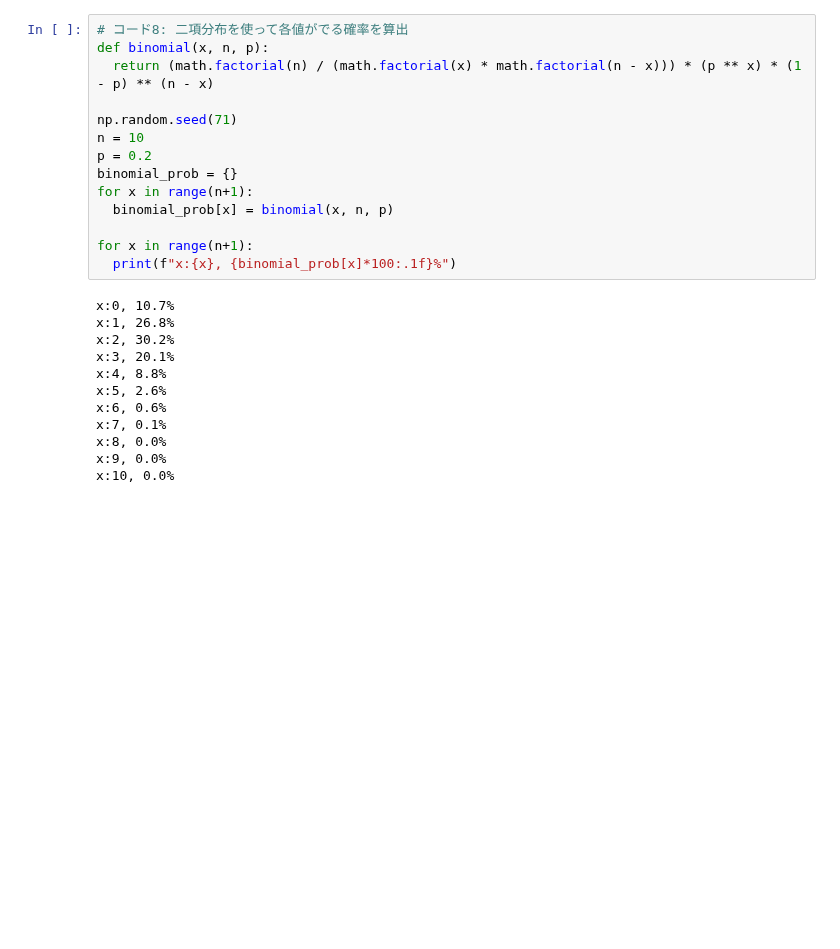
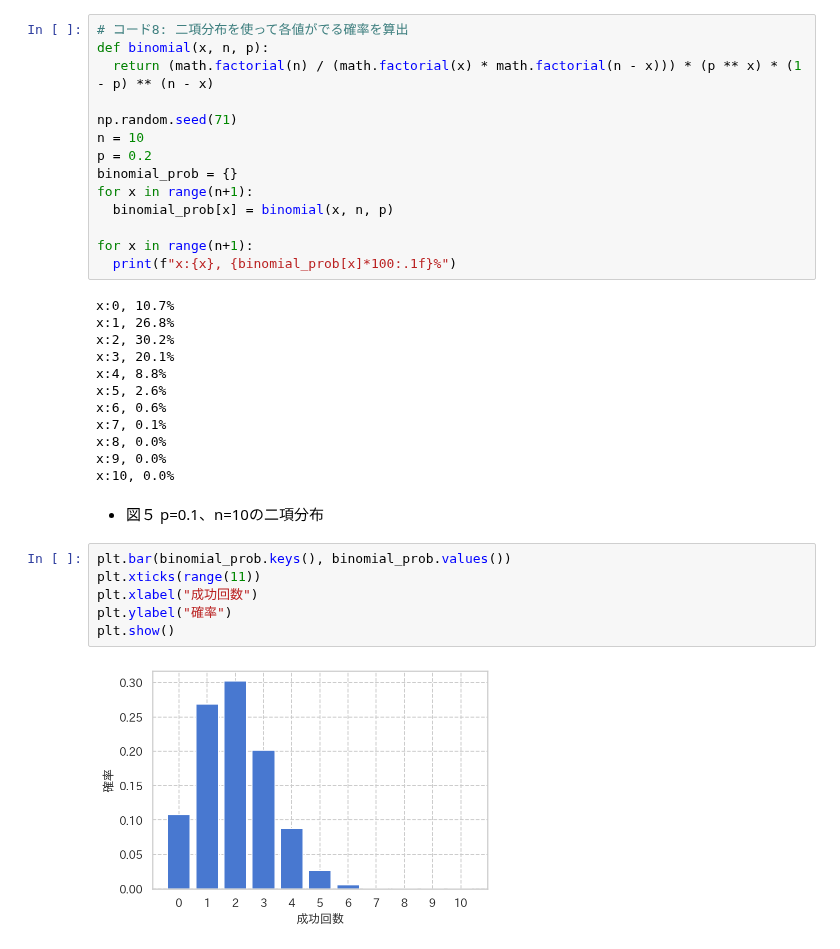
Before and after one commit to zfukuoka/Copying_a_sutra, a Jupyter notebook: SoftwareDesign202010_01/SoftwareDesign202010_0103.ipynb, the cells around one changed output. Cells and saved outputs as stored; diff of their text form; blank space fills up the shorter version.

```diff
--- a/SoftwareDesign202010_01/SoftwareDesign202010_0103.ipynb
+++ b/SoftwareDesign202010_01/SoftwareDesign202010_0103.ipynb
@@ -118,3 +118,13 @@ x:7, 0.1%
 x:8, 0.0%
 x:9, 0.0%
 x:10, 0.0%
+# %% [markdown]
+* 図５ p=0.1、n=10の二項分布
+# %%
+plt.bar(binomial_prob.keys(), binomial_prob.values())
+plt.xticks(range(11))
+plt.xlabel("成功回数")
+plt.ylabel("確率")
+plt.show()
+# %% [output]
+[figure, added]
```
Also changed, not shown: parts of 2 cells of this notebook.
